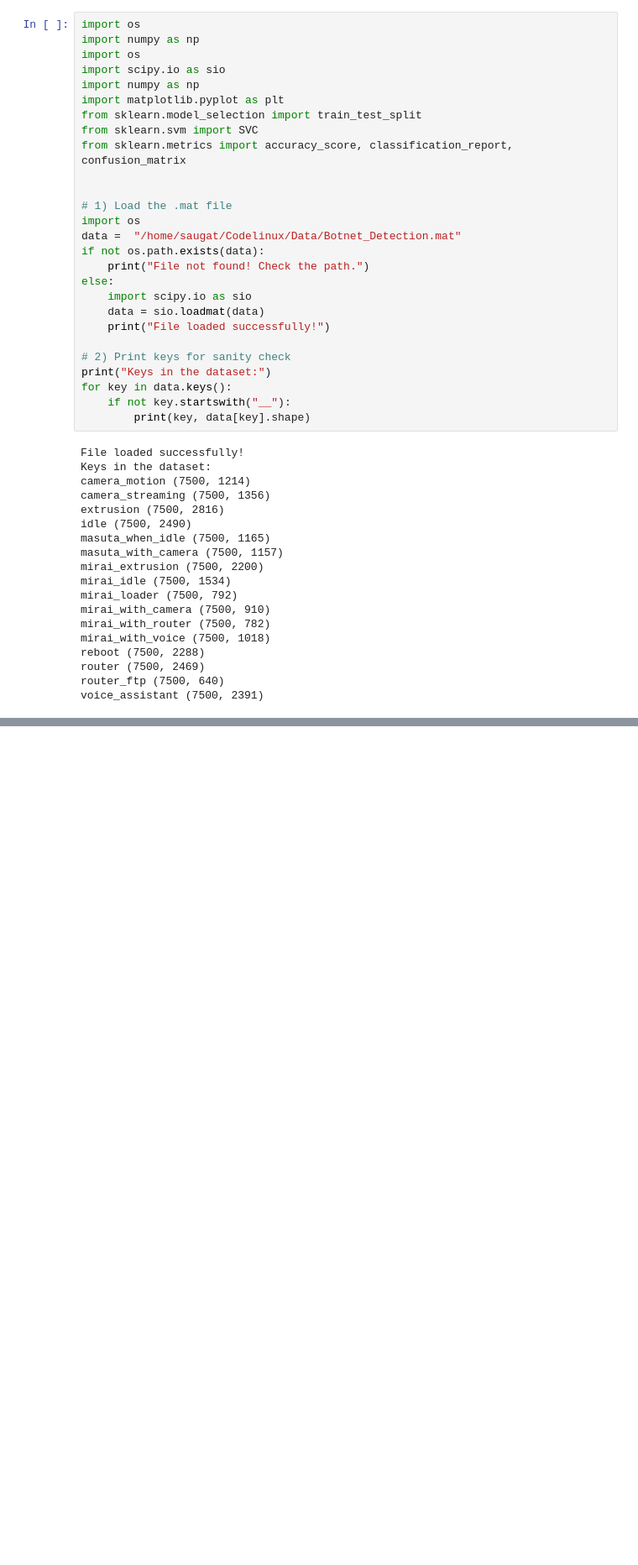
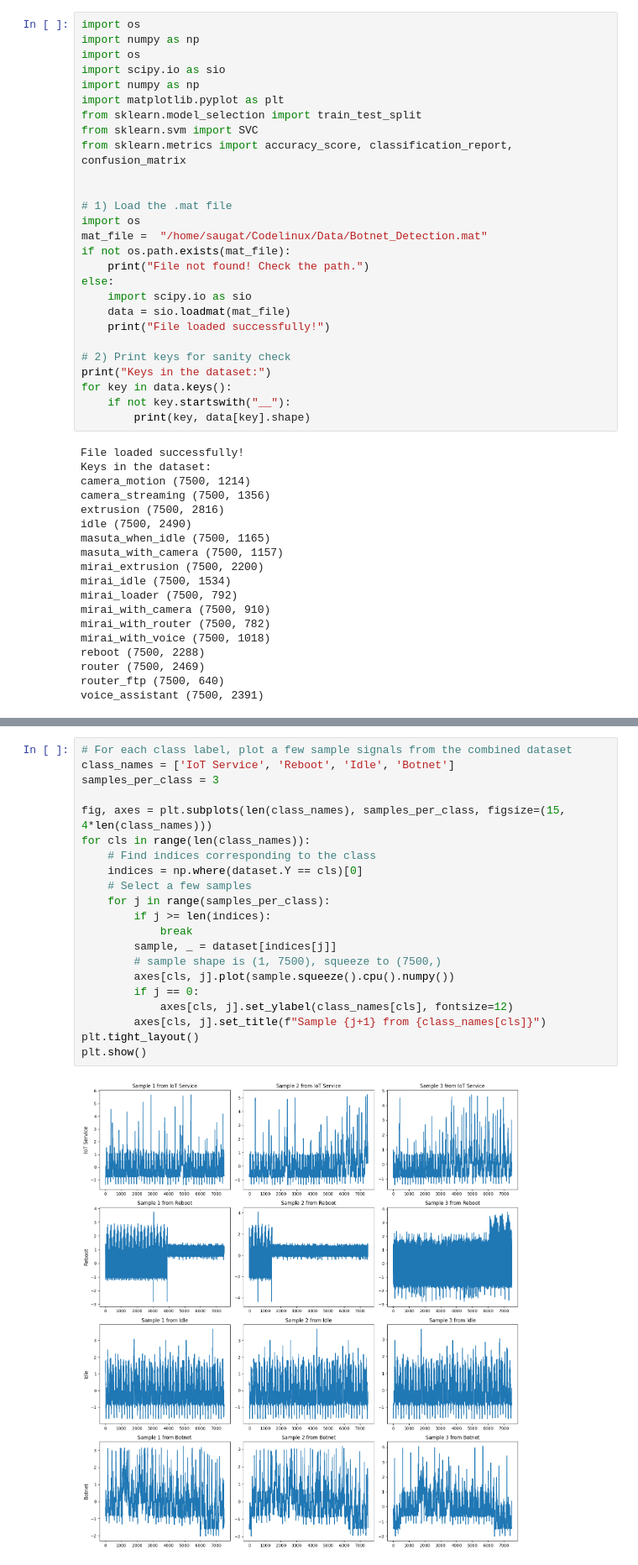
Before and after one commit to saugatguni/Botnet-Detection, a Jupyter notebook: RandomForest.ipynb, the cells around one changed output, grey strips where cells are left out. Shown at 84% size. Drawn from its saved outputs; the diff is of its cells as text; blank space fills up the shorter version.

```diff
--- a/RandomForest.ipynb
+++ b/RandomForest.ipynb
@@ -12,12 +12,12 @@ from sklearn.metrics import accuracy_score, classification_report, confusion_mat
 
 # 1) Load the .mat file
 import os
-data =  "/home/saugat/Codelinux/Data/Botnet_Detection.mat"
-if not os.path.exists(data):
+mat_file =  "/home/saugat/Codelinux/Data/Botnet_Detection.mat"
+if not os.path.exists(mat_file):
     print("File not found! Check the path.")
 else:
     import scipy.io as sio
-    data = sio.loadmat(data)
+    data = sio.loadmat(mat_file)
     print("File loaded successfully!")
 
 # 2) Print keys for sanity check
@@ -46,0 +177,23 @@ voice_assistant (7500, 2391)
+# %%
+# For each class label, plot a few sample signals from the combined dataset
+class_names = ['IoT Service', 'Reboot', 'Idle', 'Botnet']
+samples_per_class = 3
+
+fig, axes = plt.subplots(len(class_names), samples_per_class, figsize=(15, 4*len(class_names)))
+for cls in range(len(class_names)):
+    # Find indices corresponding to the class
+    indices = np.where(dataset.Y == cls)[0]
+    # Select a few samples
+    for j in range(samples_per_class):
+        if j >= len(indices):
+            break
+        sample, _ = dataset[indices[j]]
+        # sample shape is (1, 7500), squeeze to (7500,)
+        axes[cls, j].plot(sample.squeeze().cpu().numpy())
+        if j == 0:
+            axes[cls, j].set_ylabel(class_names[cls], fontsize=12)
+        axes[cls, j].set_title(f"Sample {j+1} from {class_names[cls]}")
+plt.tight_layout()
+plt.show()
+# %% [output]
+[figure, added]
```
Also changed, not shown: parts of 9 cells of this notebook.
